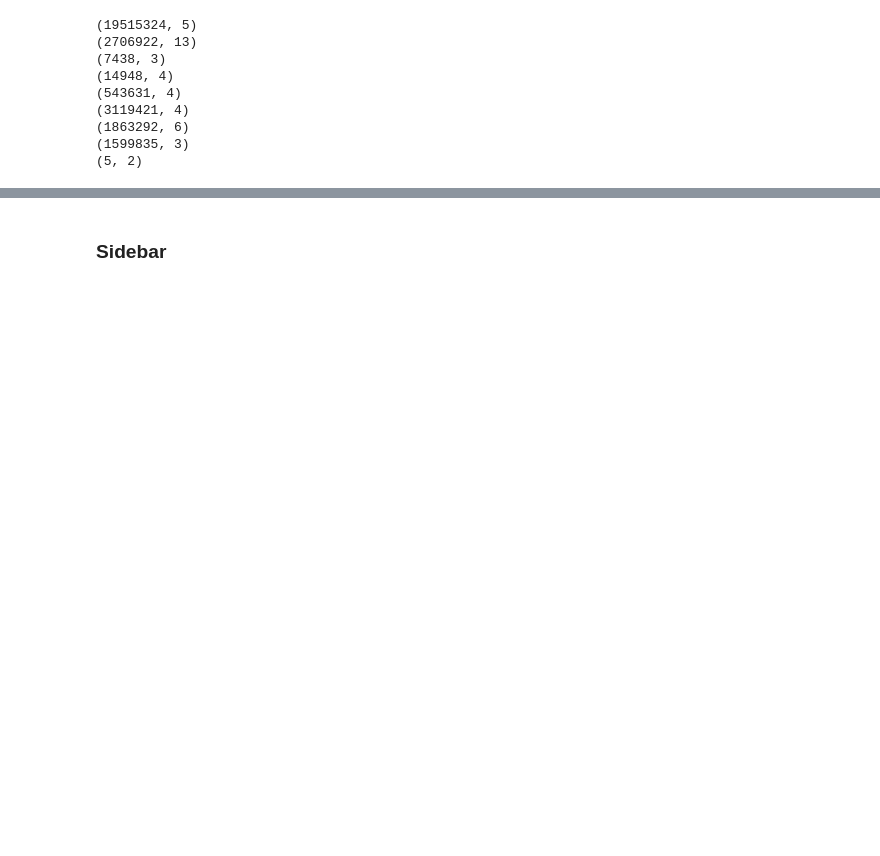
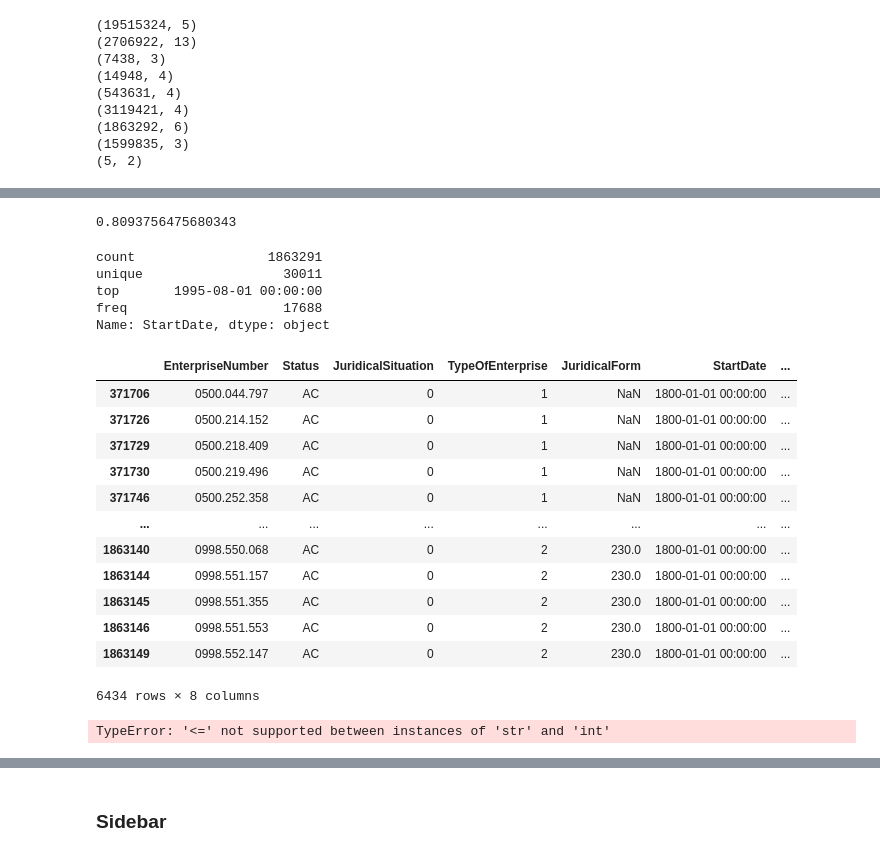
Before and after one commit to DavidValdez89d/challenge-data-analysis-sql, a Jupyter notebook: challengeSQL.ipynb, the cells around one changed output, grey strips where cells are left out. Drawn from its saved outputs; the diff is of its cells as text; code cells hidden in the pictures; blank space fills up the shorter version.

```diff
--- a/challengeSQL.ipynb
+++ b/challengeSQL.ipynb
@@ -105,0 +503,29 @@ for df in df_list:
+# %%
+x = 15795228 / 19515324
+x
+# %% [output]
+0.8093756475680343
+# %%
+df_enterprise['StartDate'].describe()
+# %% [output]
+count                 1863291
+unique                  30011
+top       1995-08-01 00:00:00
+freq                    17688
+Name: StartDate, dtype: object
+# %%
+df_enterprise[df_enterprise['StartDate']=='1800-01-01 00:00:00']
+# %% [output]
+|  | EnterpriseNumber | Status | JuridicalSituation | TypeOfEnterprise | JuridicalForm | StartDate | ... |
+| 371706 | 0500.044.797 | AC | 0 | 1 | NaN | 1800-01-01 00:00:00 | ... |
+| 371726 | 0500.214.152 | AC | 0 | 1 | NaN | 1800-01-01 00:00:00 | ... |
+| 371729 | 0500.218.409 | AC | 0 | 1 | NaN | 1800-01-01 00:00:00 | ... |
+| 371730 | 0500.219.496 | AC | 0 | 1 | NaN | 1800-01-01 00:00:00 | ... |
+| 371746 | 0500.252.358 | AC | 0 | 1 | NaN | 1800-01-01 00:00:00 | ... |
+| ... | ... | ... | ... | ... | ... | ... | ... |
+| 1863140 | 0998.550.068 | AC | 0 | 2 | 230.0 | 1800-01-01 00:00:00 | ... |
+| 1863144 | 0998.551.157 | AC | 0 | 2 | 230.0 | 1800-01-01 00:00:00 | ... |
+| 1863145 | 0998.551.355 | AC | 0 | 2 | 230.0 | 1800-01-01 00:00:00 | ... |
+| 1863146 | 0998.551.553 | AC | 0 | 2 | 230.0 | 1800-01-01 00:00:00 | ... |
+| 1863149 | 0998.552.147 | AC | 0 | 2 | 230.0 | 1800-01-01 00:00:00 | ... |
+6434 rows × 8 columns
@@ -105,0 +536,6 @@ for df in df_list:
+# %%
+#map code
+df_code_nace = df_code.loc[(df_code['Category'] == 'Nace2008')&(df_code['Language'] == 'FR')&(df_code['Code']<=99)]
+df_code_nace
+# %% [output]
+TypeError: '<=' not supported between instances of 'str' and 'int'
```
Also changed, not shown: parts of 63 cells of this notebook, 2 other files.
